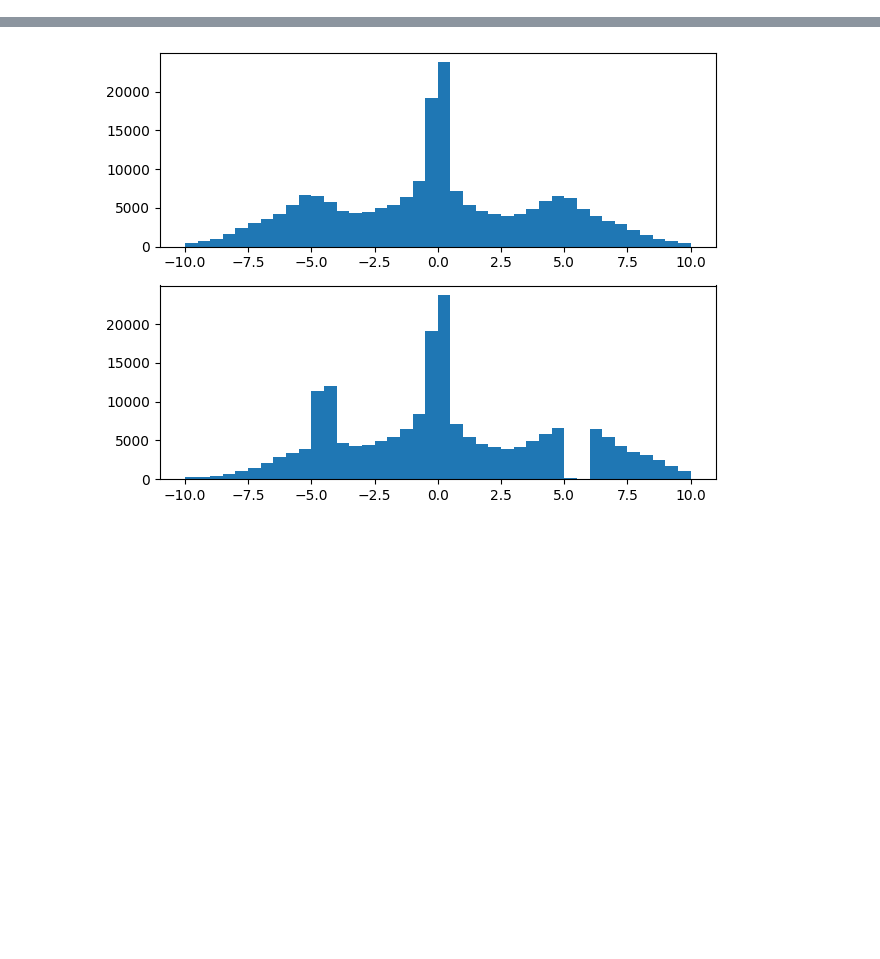
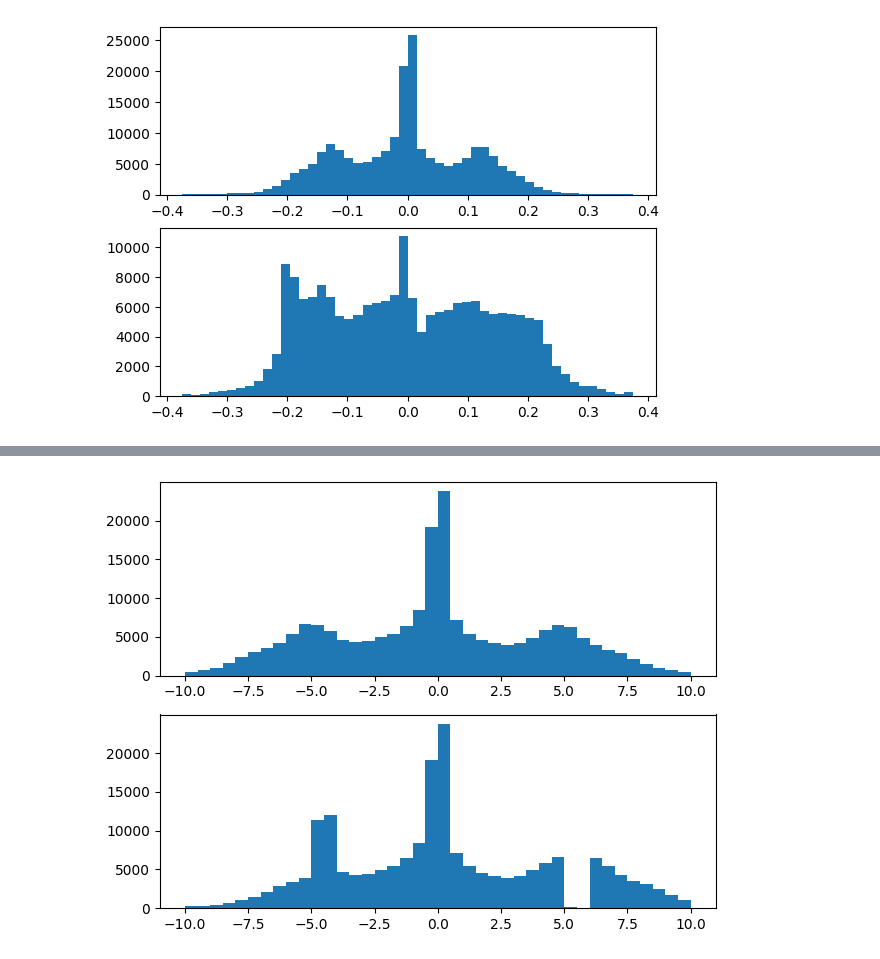
Before and after one commit to lukebeddow/chess, a Jupyter notebook: python/explore_data.ipynb, the cells around one changed output, grey strips where cells are left out. Saved outputs shown, nothing was run; the diff lists cells and outputs as text; code cells hidden in the pictures; blank space fills up the shorter version.

```diff
--- a/python/explore_data.ipynb
+++ b/python/explore_data.ipynb
@@ -275,0 +430,7 @@ if savenew_randomised:
+# %%
+fig, axs = plt.subplots(2, 1)
+axs[0].hist(samples.detach().numpy(), bins=50)
+axs[1].hist(w_samples.detach().numpy(), bins=50)
+plt.show()
+# %% [output]
+[figure, added]
```
Also changed, not shown: parts of 10 cells of this notebook, 4 other files.
